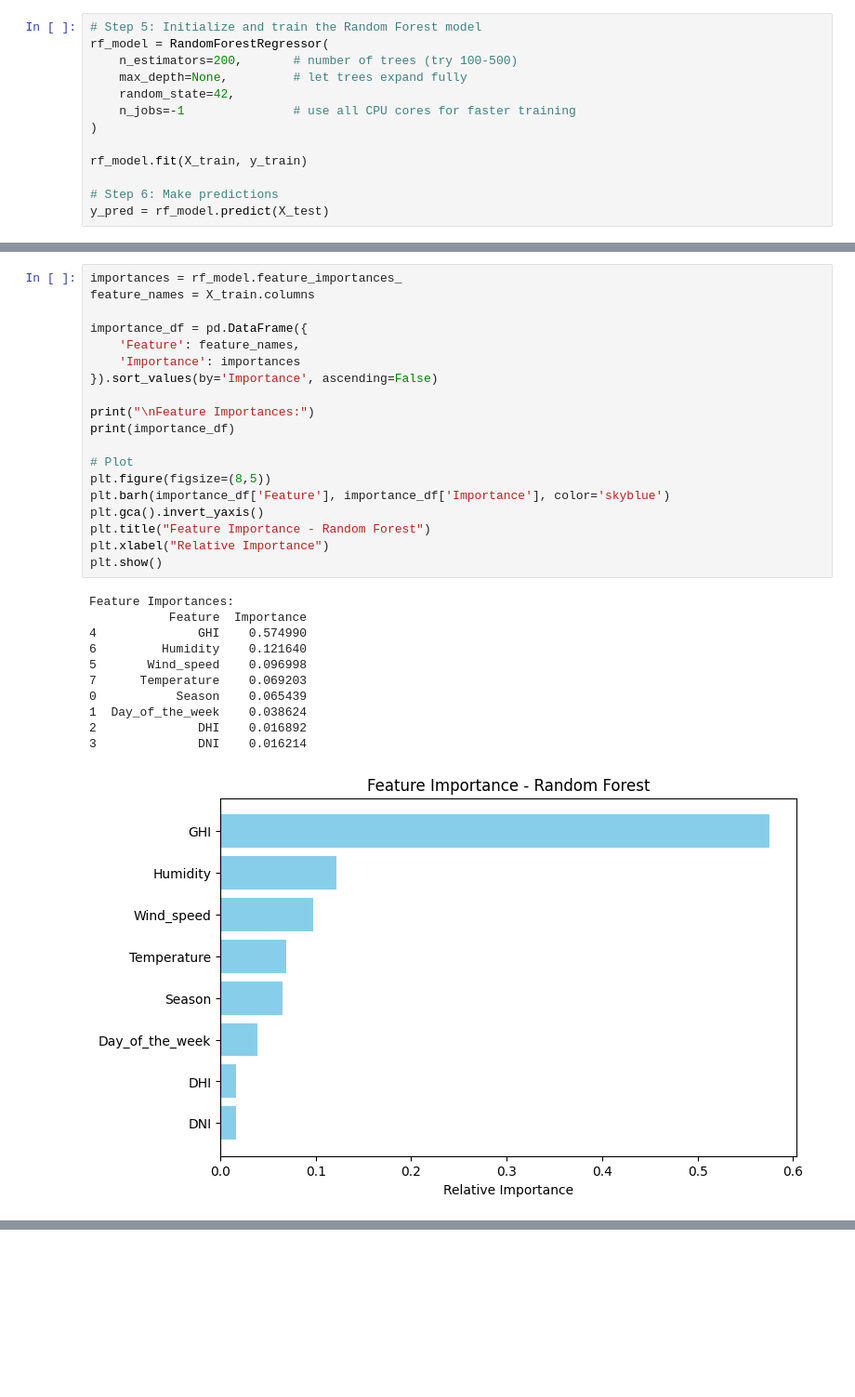
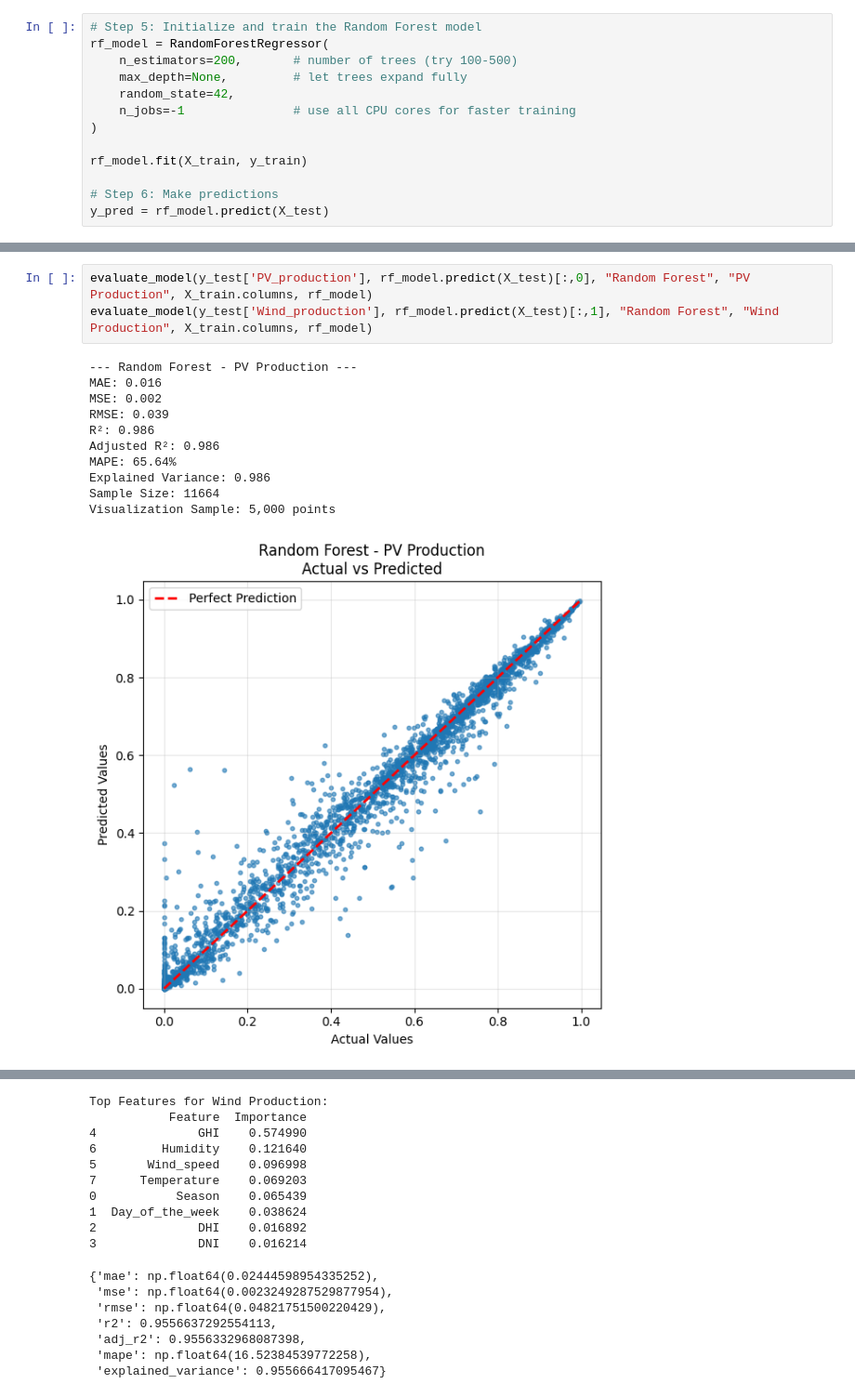
Before and after one commit to mihika1110/25GK26, a Jupyter notebook: random_forest(bagging).ipynb, the cells around one changed output, grey strips where cells are left out. Shown at 93% size. Drawn from its saved outputs; the diff is of its cells as text; blank space fills up the shorter version.

Commit message:
Updated linear regression and random forest and added model_evaluate.py

```diff
--- a/random_forest(bagging).ipynb
+++ b/random_forest(bagging).ipynb
@@ -88,31 +36,15 @@ plt.show()
-# %%
-importances = rf_model.feature_importances_
-feature_names = X_train.columns
-
-importance_df = pd.DataFrame({
-    'Feature': feature_names,
-    'Importance': importances
-}).sort_values(by='Importance', ascending=False)
-
-print("\nFeature Importances:")
-print(importance_df)
-
-# Plot
-plt.figure(figsize=(8,5))
-plt.barh(importance_df['Feature'], importance_df['Importance'], color='skyblue')
-plt.gca().invert_yaxis()
-plt.title("Feature Importance - Random Forest")
-plt.xlabel("Relative Importance")
-plt.show()
-# %% [output]
-Feature Importances:
-           Feature  Importance
-4              GHI    0.574990
-6         Humidity    0.121640
-5       Wind_speed    0.096998
-7      Temperature    0.069203
-0           Season    0.065439
-1  Day_of_the_week    0.038624
-2              DHI    0.016892
-3              DNI    0.016214
-[figure, removed]
+# %%
+evaluate_model(y_test['PV_production'], rf_model.predict(X_test)[:,0], "Random Forest", "PV Production", X_train.columns, rf_model)
+evaluate_model(y_test['Wind_production'], rf_model.predict(X_test)[:,1], "Random Forest", "Wind Production", X_train.columns, rf_model)
+# %% [output]
+--- Random Forest - PV Production ---
+MAE: 0.016
+MSE: 0.002
+RMSE: 0.039
+R²: 0.986
+Adjusted R²: 0.986
+MAPE: 65.64%
+Explained Variance: 0.986
+Sample Size: 11664
+Visualization Sample: 5,000 points
+[figure, added]
@@ -118,0 +80,17 @@ Feature Importances:
+Top Features for Wind Production:
+           Feature  Importance
+4              GHI    0.574990
+6         Humidity    0.121640
+5       Wind_speed    0.096998
+7      Temperature    0.069203
+0           Season    0.065439
+1  Day_of_the_week    0.038624
+2              DHI    0.016892
+3              DNI    0.016214
+{'mae': np.float64(0.02444598954335252),
+ 'mse': np.float64(0.0023249287529877954),
+ 'rmse': np.float64(0.04821751500220429),
+ 'r2': 0.9556637292554113,
+ 'adj_r2': 0.9556332968087398,
+ 'mape': np.float64(16.52384539772258),
+ 'explained_variance': 0.955666417095467}
```
Also changed, not shown: parts of 4 cells of this notebook, 2 other files.
